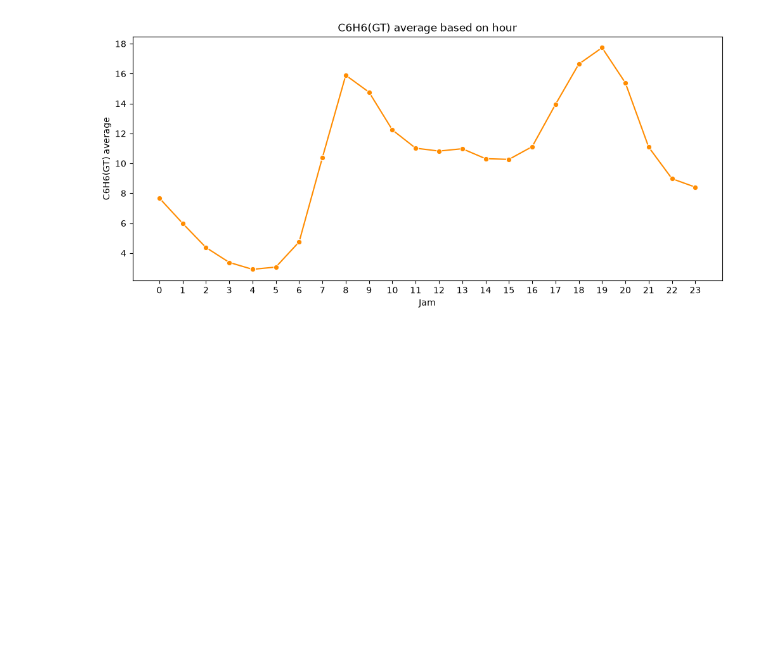
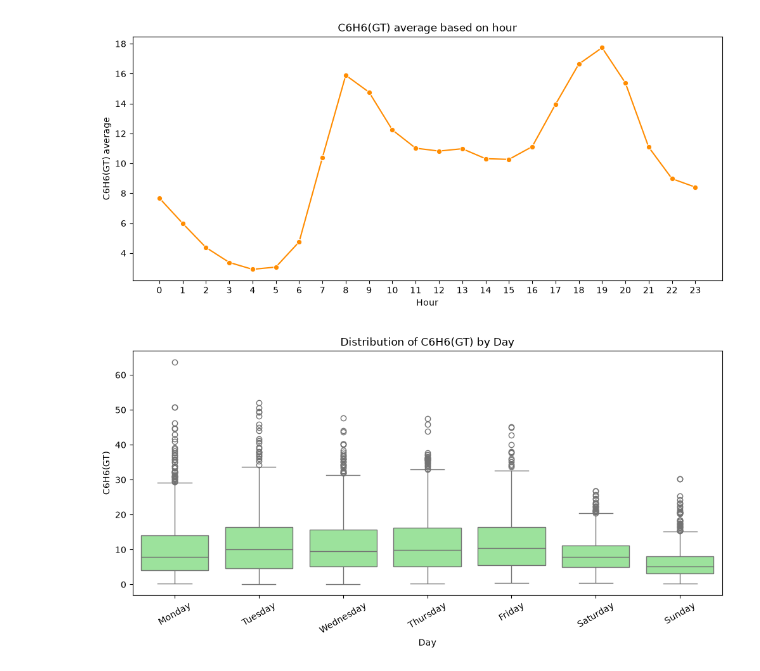
Before and after one commit to AkmalFazli27/air-quality-estimation, a Jupyter notebook: notebooks/eda.ipynb, the cells around one changed output. Cells and saved outputs as stored; diff of their text form; code cells hidden in the pictures; blank space fills up the shorter version.

```diff
--- a/notebooks/eda.ipynb
+++ b/notebooks/eda.ipynb
@@ -356,3 +356,33 @@ plt.xticks(range(24))
 plt.show()
 # %% [output]
 [figure]
+# %%
+day_order = [
+    "Monday",
+    "Tuesday",
+    "Wednesday",
+    "Thursday",
+    "Friday",
+    "Saturday",
+    "Sunday"
+]
+
+df["day_name"] = df["DateTime"].dt.day_name()
+
+plt.figure(figsize=(12, 5))
+
+sns.boxplot(
+    data=df,
+    x="day_name",
+    y=target,
+    order=day_order,
+    color="lightgreen"
+)
+
+plt.title("Distribution of C6H6(GT) by Day")
+plt.xlabel("Day")
+plt.ylabel("C6H6(GT)")
+plt.xticks(rotation=30)
+plt.show()
+# %% [output]
+[figure, added]
```
Also changed, not shown: parts of 2 cells of this notebook.
